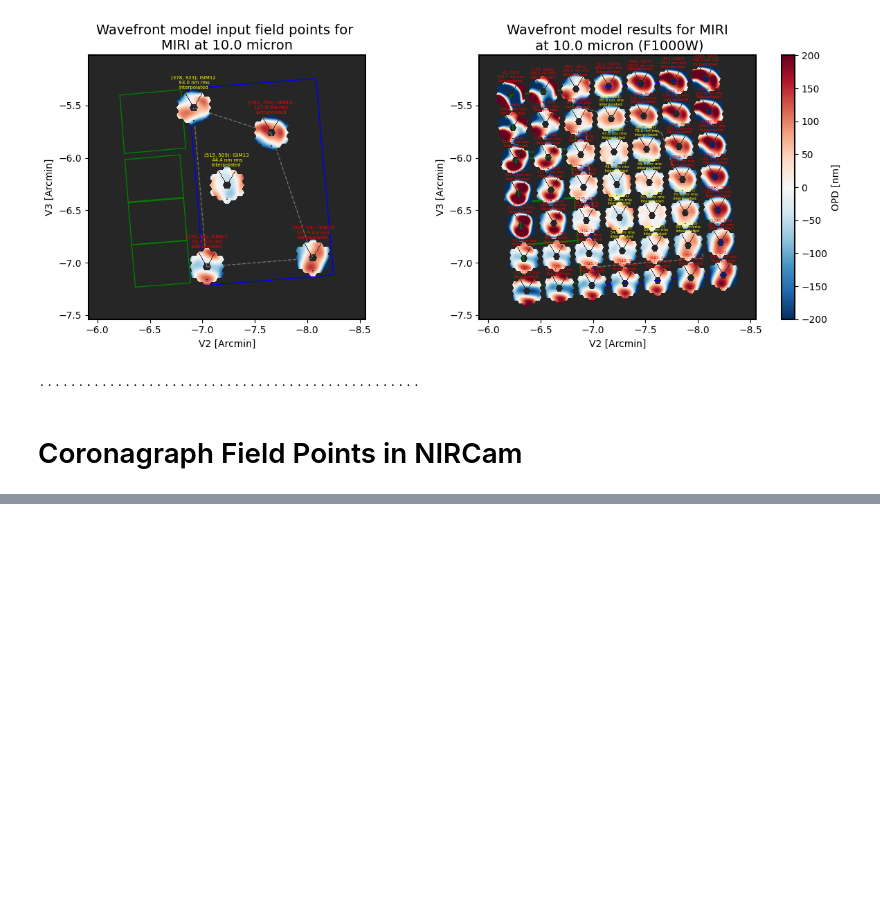
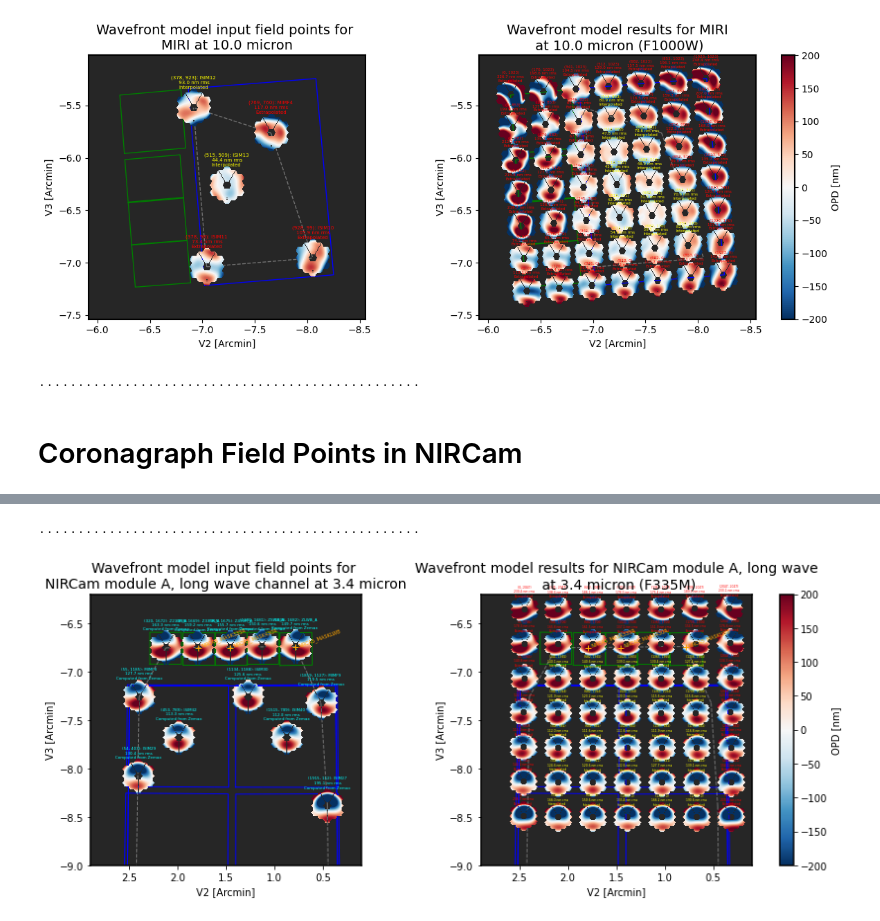
Before and after one commit to spacetelescope/webbpsf, a Jupyter notebook: dev_utils/Plot SI WFE Field Dependence.ipynb, the cells around one changed output, grey strips where cells are left out. Cells and saved outputs as stored; diff of their text form; code cells hidden in the pictures; blank space fills up the shorter version.

```diff
--- a/dev_utils/Plot SI WFE Field Dependence.ipynb
+++ b/dev_utils/Plot SI WFE Field Dependence.ipynb
@@ -465,0 +620,22 @@ main_opd_plot(nircamswa, verbose=True)
+# %%
+nircamlwa.filter='F335M'  # Nominal TA filter
+nircamlwa.image_mask = 'MASK335R'
+nircamlwa.pupil_mask = 'MASKRND'
+# %%
+axes = plot_input_and_interpolated_wfe(nircamlwa, nplots=7, labelfontsize=4, save=False)
+
+# Adjust plot region for NIRCam SW coronagraphy
+for ax in axes:
+    ax.set_xlim(2.9, 0.1)
+    ax.set_ylim(-6.2-2.8, -6.2)
+    plot_coron_location(nircamswa, 'NRCA5_MASK335R', ax=ax, fontsize=5)
+    plot_coron_location(nircamswa, 'NRCA5_MASK430R', ax=ax, fontsize=5)
+    plot_coron_location(nircamswa, 'NRCA5_MASKLWB', ax=ax, fontsize=5)
+
+fn_name = 'NIRCam_LW_coronagraphy'
+
+plt.savefig("opds_combined_for_{}.pdf".format(fn_name), dpi=300)
+plt.savefig("opds_combined_for_{}.png".format(fn_name), dpi=300)
+# %% [output]
+.................................................
+[figure, added]
```
Also changed, not shown: parts of 21 cells of this notebook.
